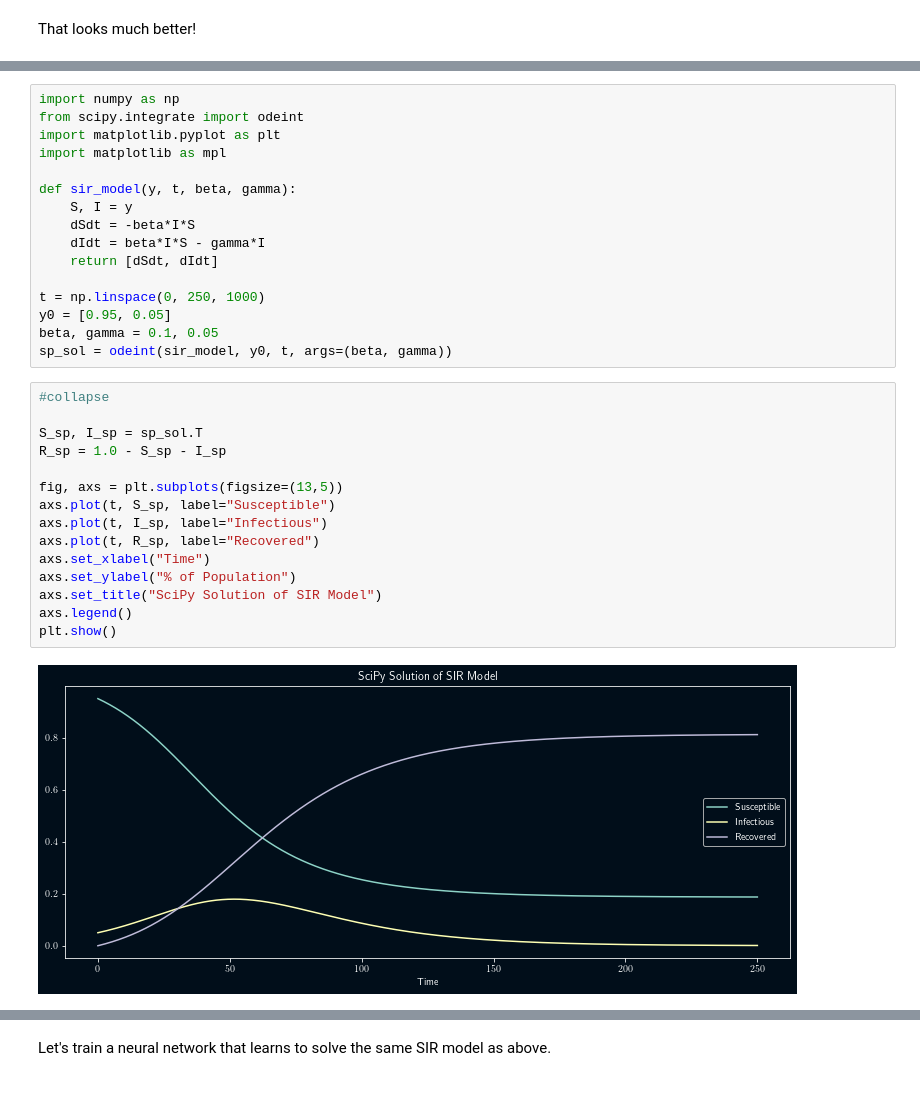
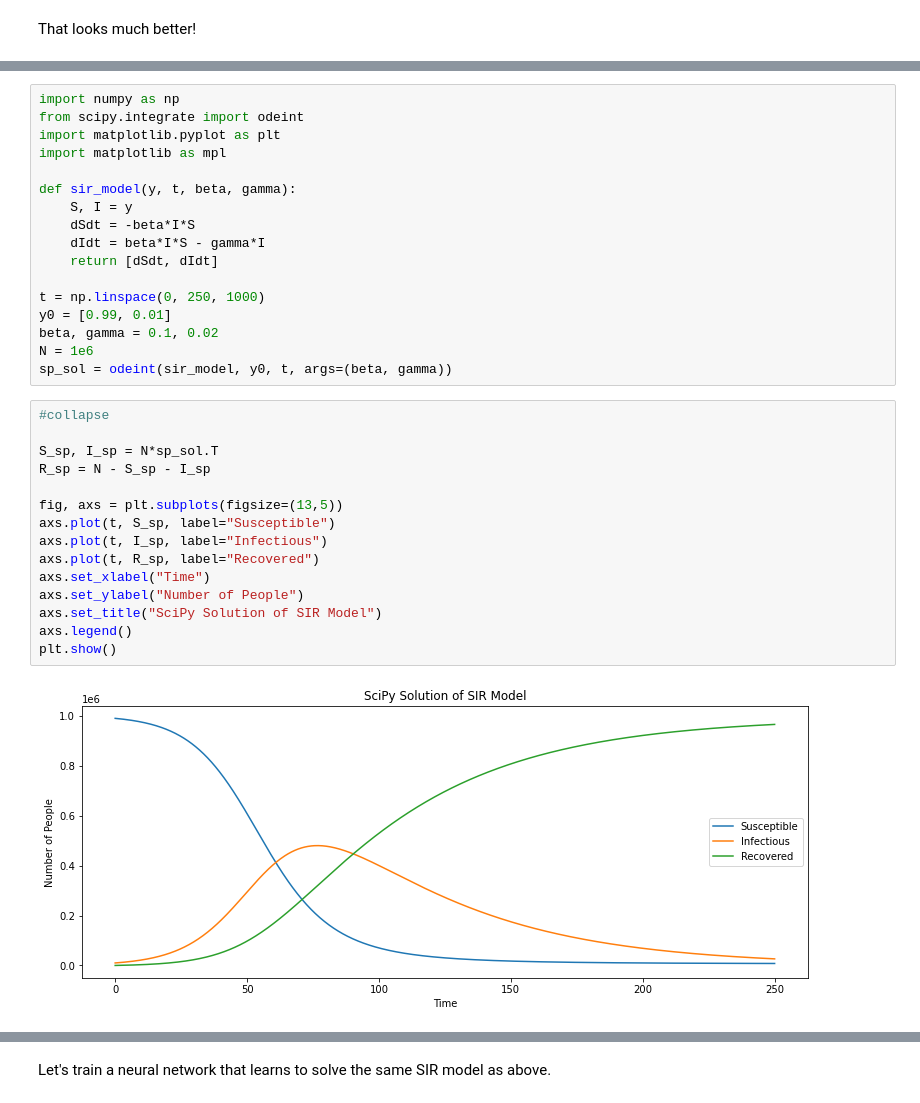
Before and after one commit to jlindbloom/qed404, a Jupyter notebook: _notebooks/2021-01-01-ode-inference-with-pydens-and-pymc3.ipynb, the cells around one changed output, grey strips where cells are left out. Saved outputs shown, nothing was run; the diff lists cells and outputs as text.

```diff
--- a/_notebooks/2021-01-01-ode-inference-with-pydens-and-pymc3.ipynb
+++ b/_notebooks/2021-01-01-ode-inference-with-pydens-and-pymc3.ipynb
@@ -550,23 +551,24 @@ def sir_model(y, t, beta, gamma):
     return [dSdt, dIdt]
 
 t = np.linspace(0, 250, 1000)
-y0 = [0.95, 0.05]
-beta, gamma = 0.1, 0.05
+y0 = [0.99, 0.01]
+beta, gamma = 0.1, 0.02
+N = 1e6
 sp_sol = odeint(sir_model, y0, t, args=(beta, gamma))
 # %%
 #collapse
 
-S_sp, I_sp = sp_sol.T
-R_sp = 1.0 - S_sp - I_sp
+S_sp, I_sp = N*sp_sol.T
+R_sp = N - S_sp - I_sp
 
 fig, axs = plt.subplots(figsize=(13,5))
 axs.plot(t, S_sp, label="Susceptible")
 axs.plot(t, I_sp, label="Infectious")
 axs.plot(t, R_sp, label="Recovered")
 axs.set_xlabel("Time")
-axs.set_ylabel("% of Population")
+axs.set_ylabel("Number of People")
 axs.set_title("SciPy Solution of SIR Model")
 axs.legend()
 plt.show()
 # %% [output]
-[figure, old version]
+[figure, new version]
```
Also changed, not shown: parts of 8 cells of this notebook.
